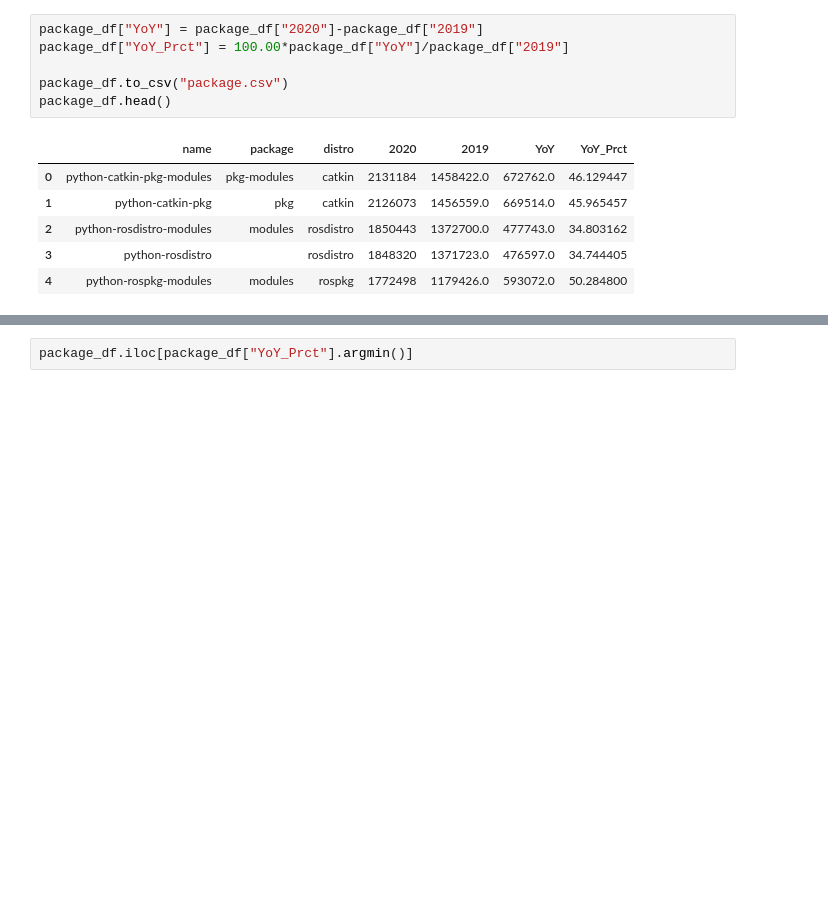
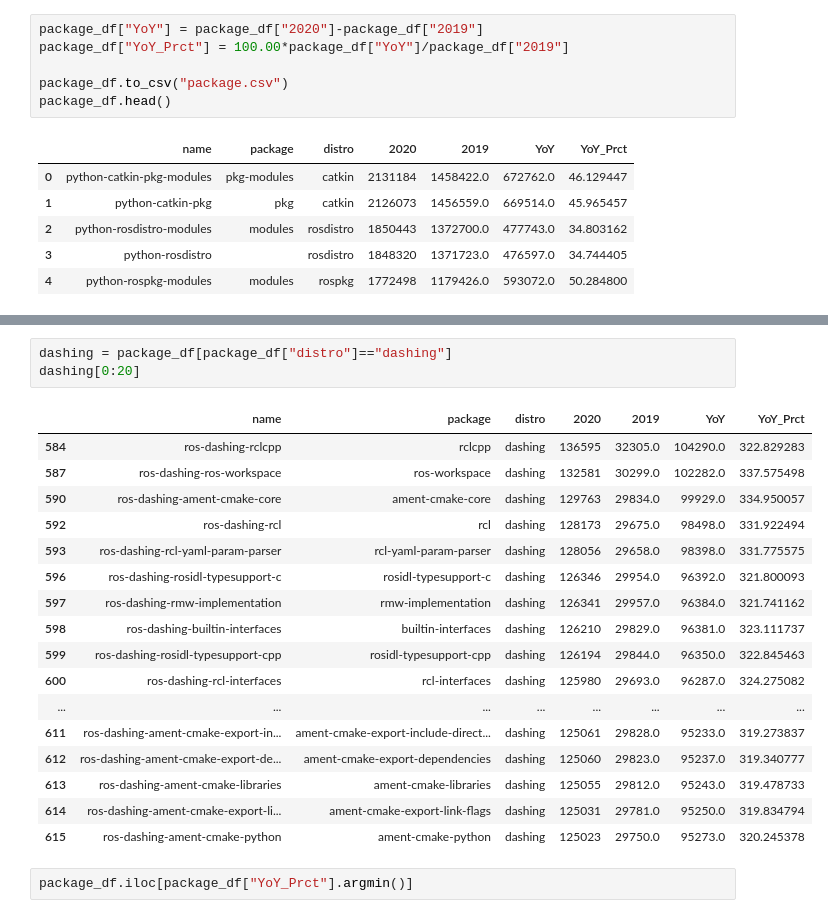
Before and after one commit to osrf/ros_metrics_analysis, a Jupyter notebook: notebooks/DownloadDumpTools.ipynb, the cells around one changed output, grey strips where cells are left out. Cells and saved outputs as stored; diff of their text form; blank space fills up the shorter version.

```diff
--- a/notebooks/DownloadDumpTools.ipynb
+++ b/notebooks/DownloadDumpTools.ipynb
@@ -170,3 +191,24 @@ package_df.head()
+# %%
+dashing = package_df[package_df["distro"]=="dashing"]
+dashing[0:20]
+# %% [output]
+|  | name | package | distro | 2020 | 2019 | YoY | YoY_Prct |
+| 584 | ros-dashing-rclcpp | rclcpp | dashing | 136595 | 32305.0 | 104290.0 | 322.829283 |
+| 587 | ros-dashing-ros-workspace | ros-workspace | dashing | 132581 | 30299.0 | 102282.0 | 337.575498 |
+| 590 | ros-dashing-ament-cmake-core | ament-cmake-core | dashing | 129763 | 29834.0 | 99929.0 | 334.950057 |
+| 592 | ros-dashing-rcl | rcl | dashing | 128173 | 29675.0 | 98498.0 | 331.922494 |
+| 593 | ros-dashing-rcl-yaml-param-parser | rcl-yaml-param-parser | dashing | 128056 | 29658.0 | 98398.0 | 331.775575 |
+| 596 | ros-dashing-rosidl-typesupport-c | rosidl-typesupport-c | dashing | 126346 | 29954.0 | 96392.0 | 321.800093 |
+| 597 | ros-dashing-rmw-implementation | rmw-implementation | dashing | 126341 | 29957.0 | 96384.0 | 321.741162 |
+| 598 | ros-dashing-builtin-interfaces | builtin-interfaces | dashing | 126210 | 29829.0 | 96381.0 | 323.111737 |
+| 599 | ros-dashing-rosidl-typesupport-cpp | rosidl-typesupport-cpp | dashing | 126194 | 29844.0 | 96350.0 | 322.845463 |
+| 600 | ros-dashing-rcl-interfaces | rcl-interfaces | dashing | 125980 | 29693.0 | 96287.0 | 324.275082 |
+| ... | ... | ... | ... | ... | ... | ... | ... |
+| 611 | ros-dashing-ament-cmake-export-in... | ament-cmake-export-include-direct... | dashing | 125061 | 29828.0 | 95233.0 | 319.273837 |
+| 612 | ros-dashing-ament-cmake-export-de... | ament-cmake-export-dependencies | dashing | 125060 | 29823.0 | 95237.0 | 319.340777 |
+| 613 | ros-dashing-ament-cmake-libraries | ament-cmake-libraries | dashing | 125055 | 29812.0 | 95243.0 | 319.478733 |
+| 614 | ros-dashing-ament-cmake-export-li... | ament-cmake-export-link-flags | dashing | 125031 | 29781.0 | 95250.0 | 319.834794 |
+| 615 | ros-dashing-ament-cmake-python | ament-cmake-python | dashing | 125023 | 29750.0 | 95273.0 | 320.245378 |
 # %%
 package_df.iloc[package_df["YoY_Prct"].argmin()]
 # %% [output]
```
Also changed, not shown: parts of 9 cells of this notebook.
